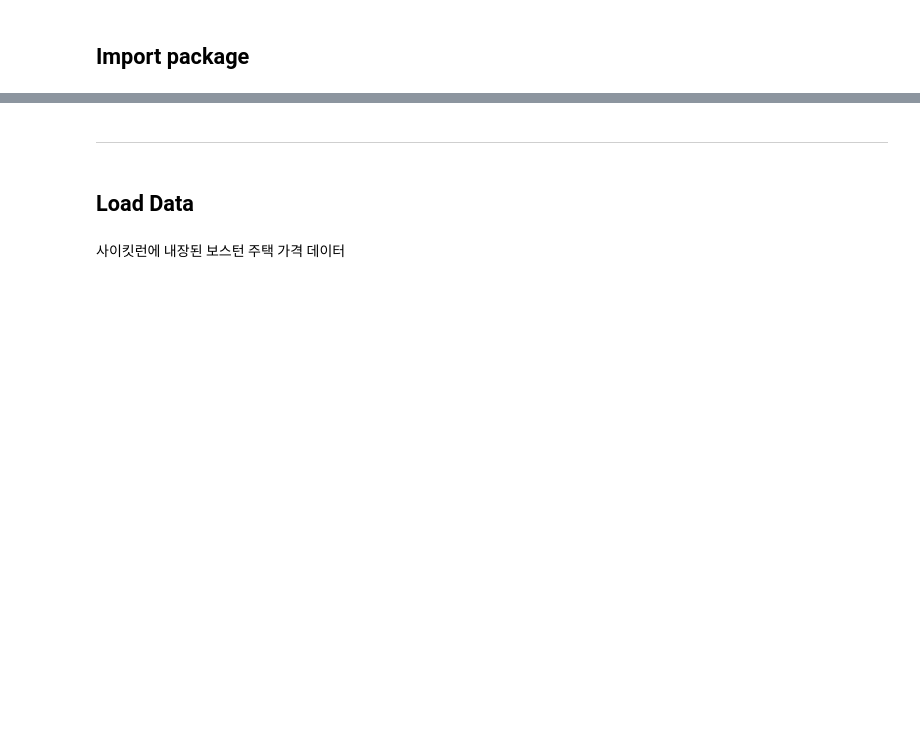
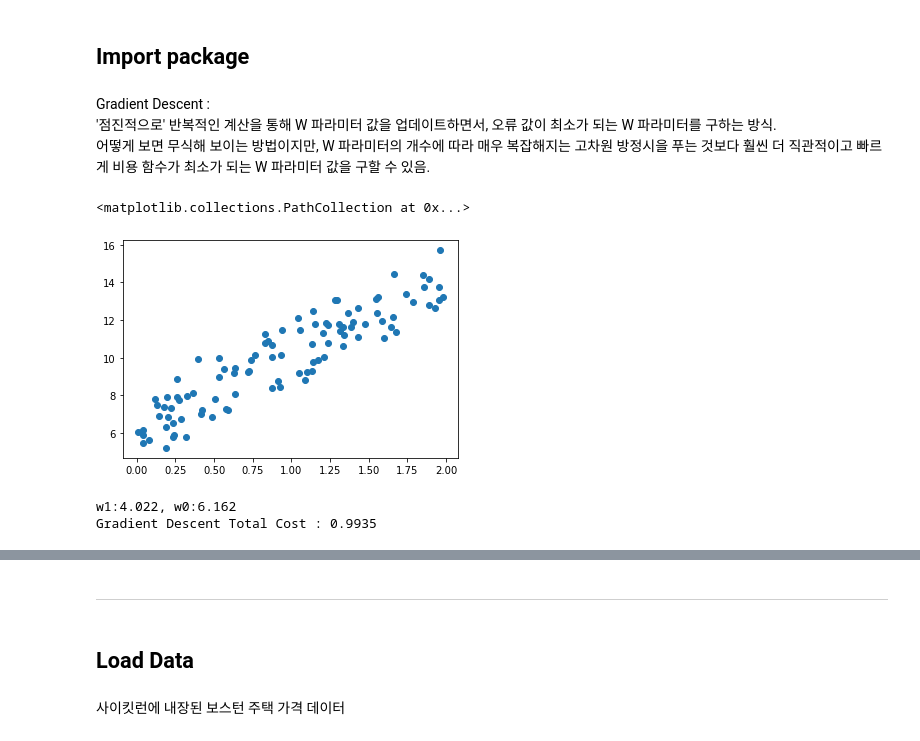
Before and after one commit to Matlab7/sv_ml_study, a Jupyter notebook: assignments/donggeol.yang/week04_regression/regression_trial1.ipynb, the cells around one changed output, grey strips where cells are left out. Cells and saved outputs as stored; diff of their text form; code cells hidden in the pictures; blank space fills up the shorter version.

```diff
--- a/assignments/donggeol.yang/week04_regression/regression_trial1.ipynb
+++ b/assignments/donggeol.yang/week04_regression/regression_trial1.ipynb
@@ -8,3 +24,8 @@ import matplotlib.pyplot as plt
 import pandas as pd
 import seaborn as sns
 from scipy import stats
+# %% [markdown]
+Gradient Descent :
+'점진적으로' 반복적인 계산을 통해 W 파라미터 값을 업데이트하면서, 오류 값이 최소가 되는 W 파라미터를 구하는 방식.
+어떻게 보면 무식해 보이는 방법이지만, W 파라미터의 개수에 따라 매우 복잡해지는 고차원 방정시을 푸는 것보다 훨씬 더 직관적이고 빠르게
+비용 함수가 최소가 되는 W 파라미터 값을 구할 수 있음.
@@ -10,0 +62,18 @@ from scipy import stats
+# %%
+np.random.seed(0)
+# y=4X+6을 근사 (w1=4, w0=6).
+X = 2*np.random.rand(100,1)
+y = 6 + 4*X+np.random.randn(100,1)
+
+plt.scatter(X,y)
+# %% [output]
+<matplotlib.collections.PathCollection at 0x...>
+[figure, added]
+# %%
+w1, w0 = gradient_descent_steps(X,y,iters=1000)
+print(f'w1:{w1[0,0]:.3f}, w0:{w0[0,0]:1.3f}')
+y_pred = w1[0,0] * X + w0
+print(f'Gradient Descent Total Cost : {get_cost(y,y_pred):.4f}')
+# %% [output]
+w1:4.022, w0:6.162
+Gradient Descent Total Cost : 0.9935
```
Also changed, not shown: parts of 23 cells of this notebook, 1 other file.
